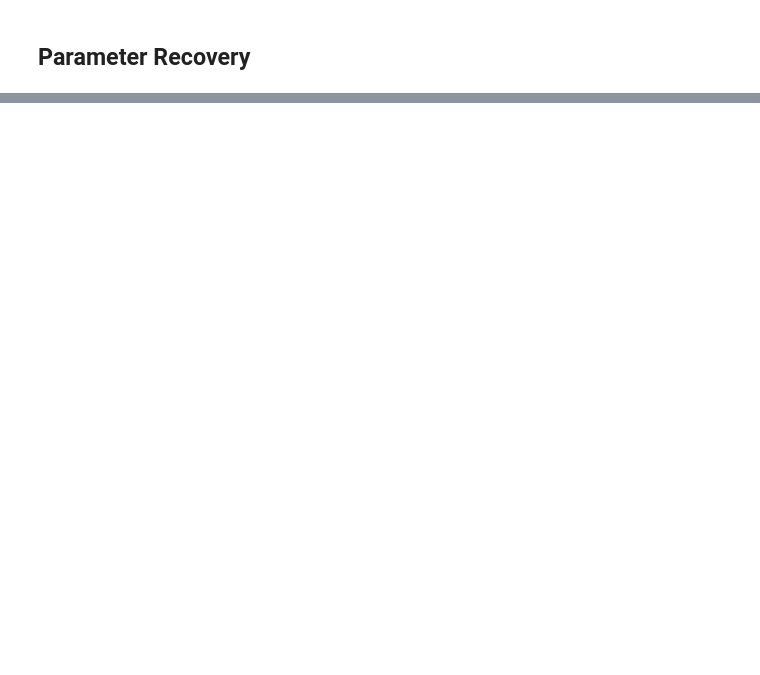
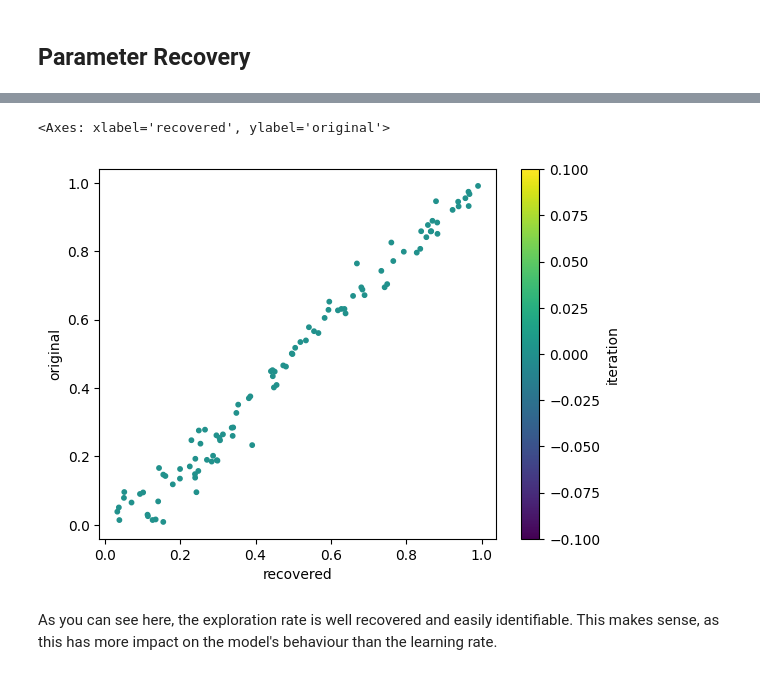
Before and after one commit to DevComPsy/cpm, a Jupyter notebook: docs/examples/example2.ipynb, the cells around one changed output, grey strips where cells are left out. Saved outputs shown, nothing was run; the diff lists cells and outputs as text; code cells hidden in the pictures; blank space fills up the shorter version.

```diff
--- a/docs/examples/example2.ipynb
+++ b/docs/examples/example2.ipynb
@@ -321,0 +348,10 @@ recovery = ParameterRecovery(
+# %%
+
+epsilon = recovery.extract(key = 'epsilon')
+epsilon.plot.scatter(x="recovered", y="original", c="iteration", colormap="viridis", s = 10)
+# %% [output]
+<Axes: xlabel='recovered', ylabel='original'>
+[figure, added]
+# %% [markdown]
+As you can see here, the exploration rate is well recovered and easily identifiable.
+This makes sense, as this has more impact on the model's behaviour than the learning rate.
```
Also changed, not shown: parts of 16 cells of this notebook, 2 other files.
